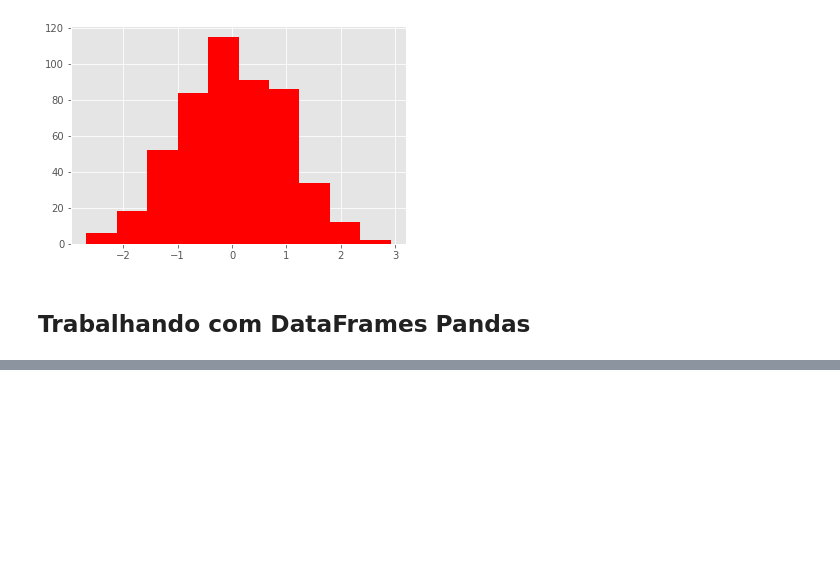
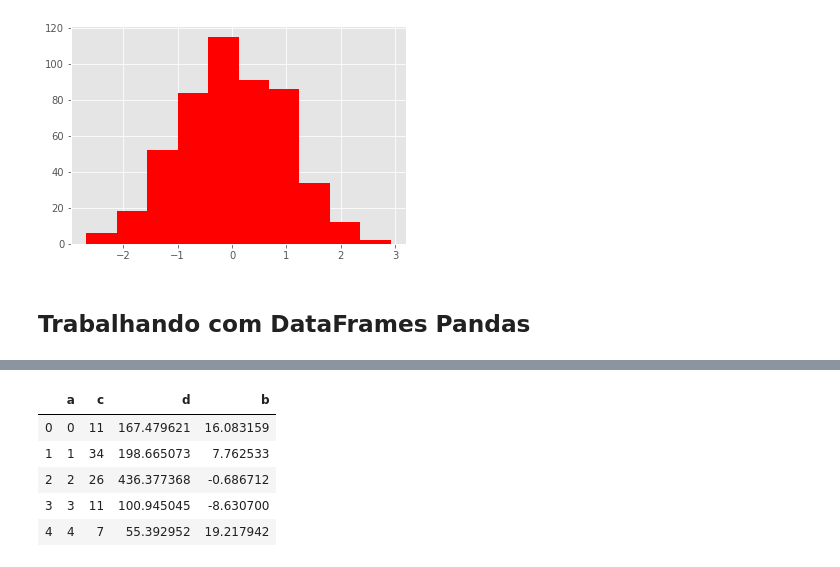
Before and after one commit to Jvmantuan/Data-Science, a Jupyter notebook: Matplotlib/Matplotlib.ipynb, the cells around one changed output, grey strips where cells are left out. Cells and saved outputs as stored; diff of their text form; code cells hidden in the pictures; blank space fills up the shorter version.

```diff
--- a/Matplotlib/Matplotlib.ipynb
+++ b/Matplotlib/Matplotlib.ipynb
@@ -286,0 +308,9 @@ plt.hist(d, bins=10, color='r')
+# %%
+data.head()
+# %% [output]
+|  | a | c | d | b |
+| 0 | 0 | 11 | 167.479621 | 16.083159 |
+| 1 | 1 | 34 | 198.665073 | 7.762533 |
+| 2 | 2 | 26 | 436.377368 | -0.686712 |
+| 3 | 3 | 11 | 100.945045 | -8.630700 |
+| 4 | 4 | 7 | 55.392952 | 19.217942 |
```
Also changed, not shown: parts of 5 cells of this notebook.
